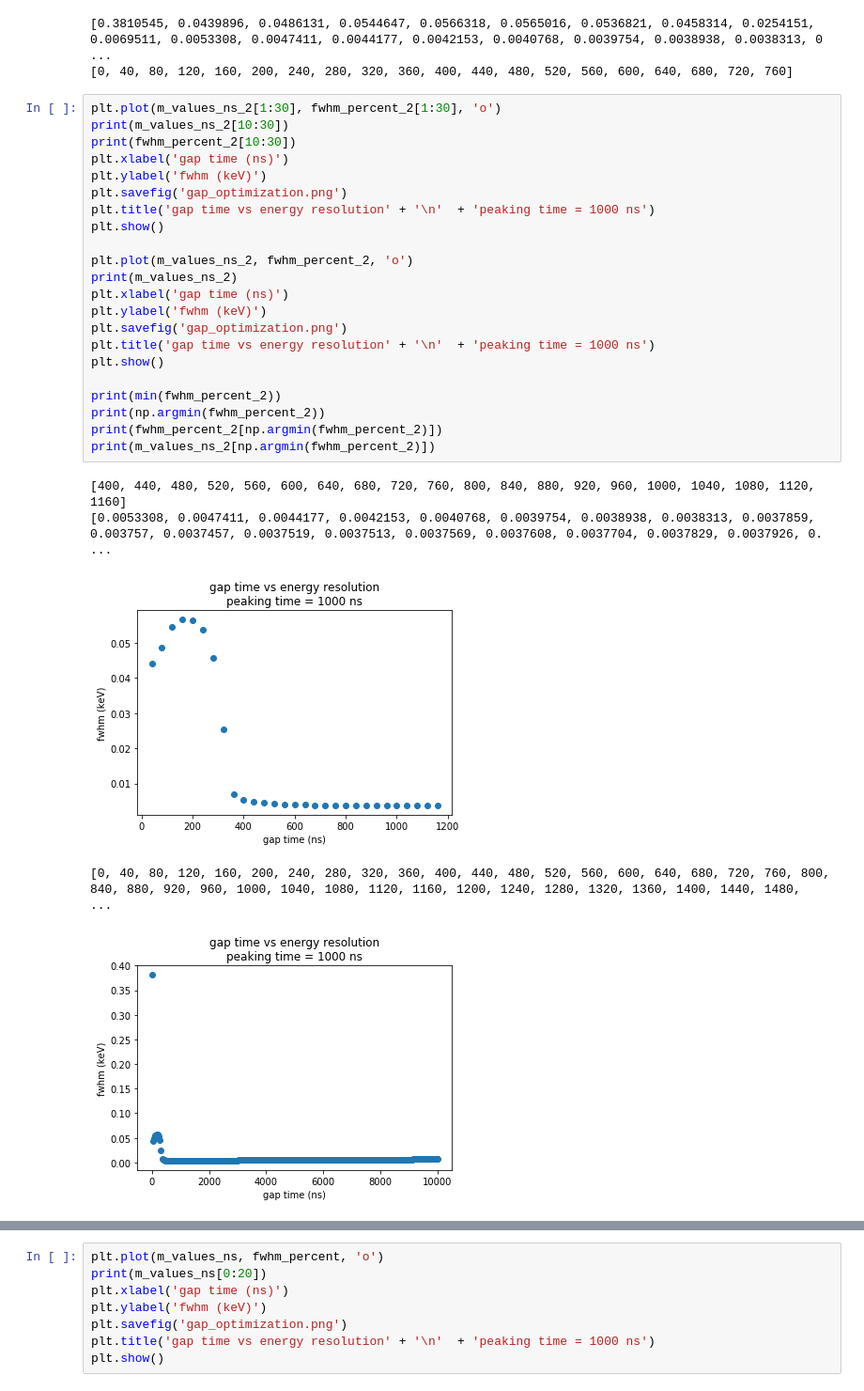
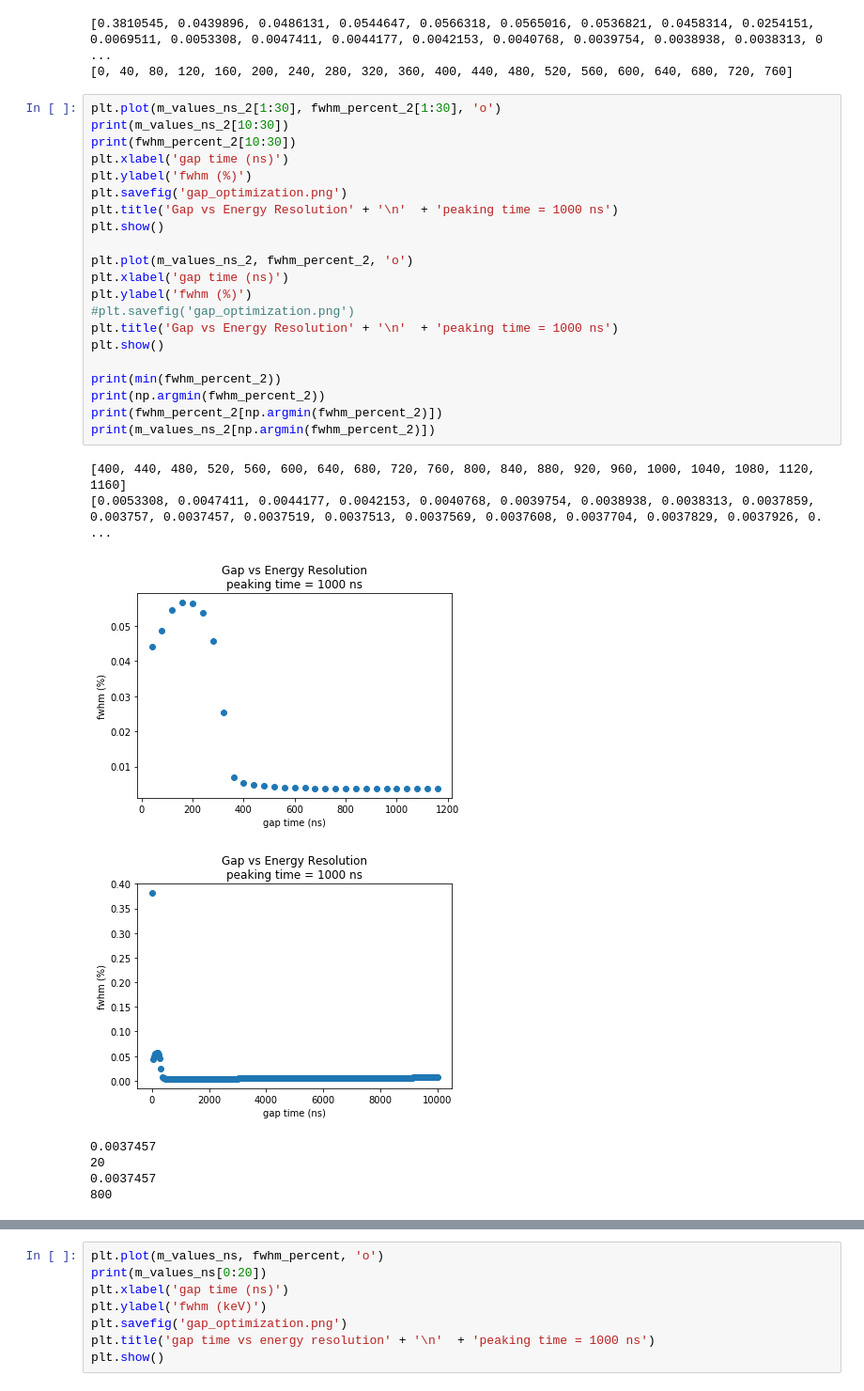
Before and after one commit to jmsz/lab3, a Jupyter notebook: lab1_analysis.py.ipynb, the cells around one changed output, grey strips where cells are left out. Shown: that part at 94% size. Saved outputs shown, nothing was run; the diff lists cells and outputs as text.

Commit message:
fixing bugs with renaming, working on m optimization still

```diff
--- a/lab1_analysis.py.ipynb
+++ b/lab1_analysis.py.ipynb
@@ -504,28 +504,30 @@ print(m_values_ns_2[0:20])
 # %%
 plt.plot(m_values_ns_2[1:30], fwhm_percent_2[1:30], 'o')
 print(m_values_ns_2[10:30])
 print(fwhm_percent_2[10:30])
 plt.xlabel('gap time (ns)')
-plt.ylabel('fwhm (keV)')
+plt.ylabel('fwhm (%)')
 plt.savefig('gap_optimization.png')
-plt.title('gap time vs energy resolution' + '\n'  + 'peaking time = 1000 ns')
+plt.title('Gap vs Energy Resolution' + '\n'  + 'peaking time = 1000 ns')
 plt.show()
 
 plt.plot(m_values_ns_2, fwhm_percent_2, 'o')
-print(m_values_ns_2)
 plt.xlabel('gap time (ns)')
-plt.ylabel('fwhm (keV)')
-plt.savefig('gap_optimization.png')
-plt.title('gap time vs energy resolution' + '\n'  + 'peaking time = 1000 ns')
+plt.ylabel('fwhm (%)')
+#plt.savefig('gap_optimization.png')
+plt.title('Gap vs Energy Resolution' + '\n'  + 'peaking time = 1000 ns')
 plt.show()
 
 print(min(fwhm_percent_2))
 print(np.argmin(fwhm_percent_2))
 print(fwhm_percent_2[np.argmin(fwhm_percent_2)])
 print(m_values_ns_2[np.argmin(fwhm_percent_2)])
 # %% [output]
 [400, 440, 480, 520, 560, 600, 640, 680, 720, 760, 800, 840, 880, 920, 960, 1000, 1040, 1080, 1120, 1160]
 [0.0053308, 0.0047411, 0.0044177, 0.0042153, 0.0040768, 0.0039754, 0.0038938, 0.0038313, 0.0037859, 0.003757, 0.0037457, 0.0037519, 0.0037513, 0.0037569, 0.0037608, 0.0037704, 0.0037829, 0.0037926, 0. ...
-[figure, old version]
+[figure, new version]
+[figure, new version]
-[0, 40, 80, 120, 160, 200, 240, 280, 320, 360, 400, 440, 480, 520, 560, 600, 640, 680, 720, 760, 800, 840, 880, 920, 960, 1000, 1040, 1080, 1120, 1160, 1200, 1240, 1280, 1320, 1360, 1400, 1440, 1480,  ...
+0.0037457
+20
+0.0037457
+800
-[figure, old version]
```
Also changed, not shown: parts of 6 cells of this notebook, 3 other files.
